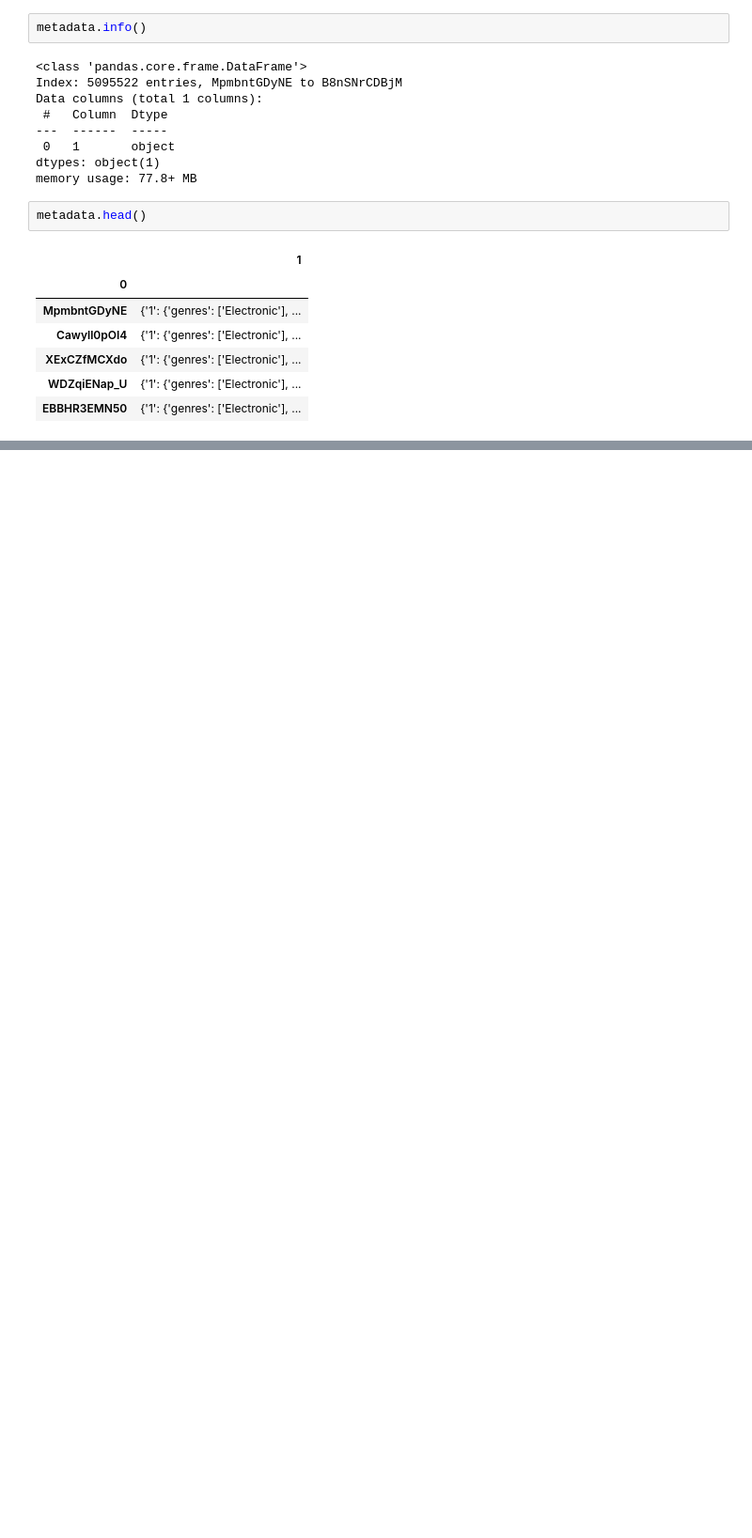
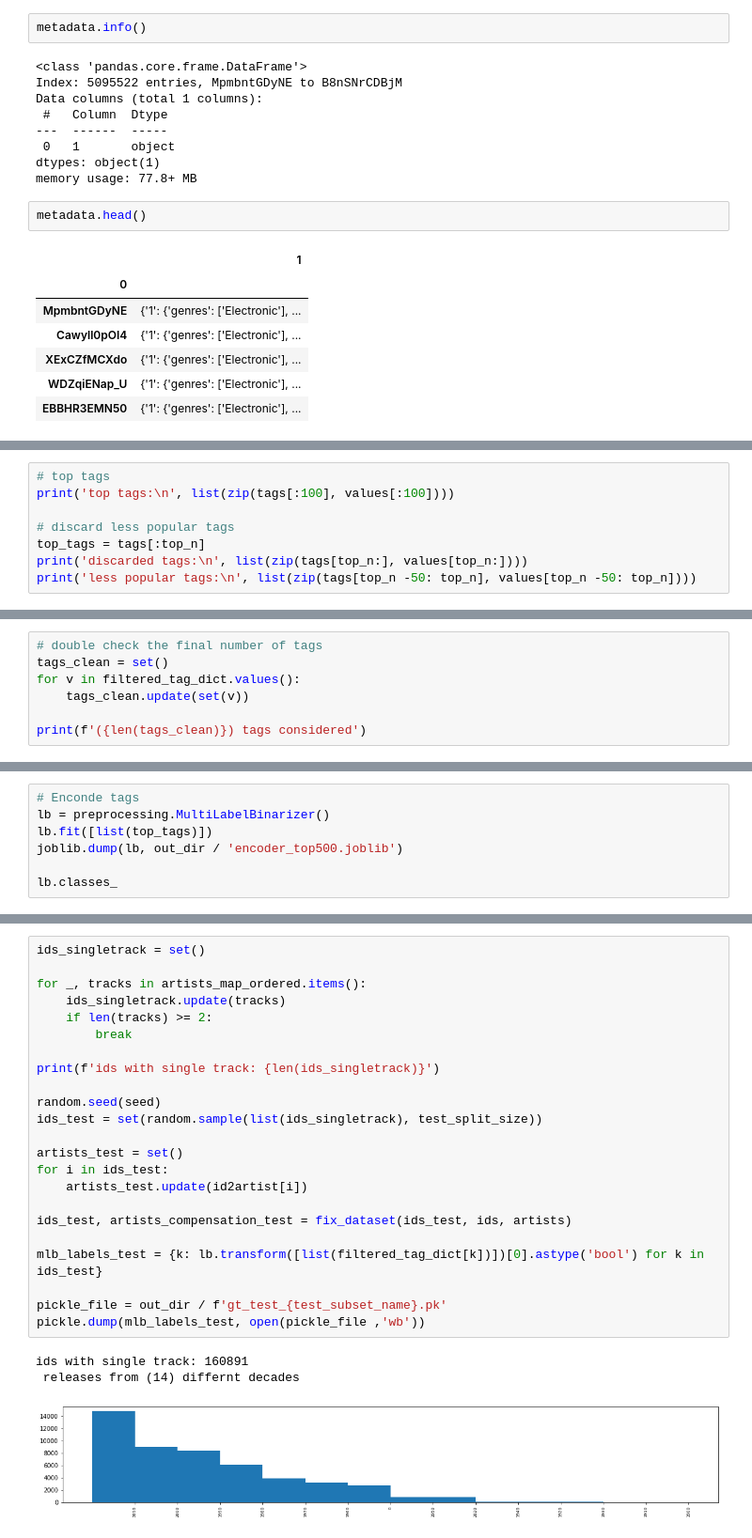
Before and after one commit to palonso/dt-training, a Jupyter notebook: src/preprocessing/prepare_groundtruth.ipynb, the cells around one changed output, grey strips where cells are left out. Shown at 94% size. Drawn from its saved outputs; the diff is of its cells as text; blank space fills up the shorter version.

```diff
--- a/src/preprocessing/prepare_groundtruth.ipynb
+++ b/src/preprocessing/prepare_groundtruth.ipynb
@@ -260,0 +187,8 @@ total 12M
+# %%
+# top tags
+print('top tags:\n', list(zip(tags[:100], values[:100])))
+
+# discard less popular tags
+top_tags = tags[:top_n]
+print('discarded tags:\n', list(zip(tags[top_n:], values[top_n:])))
+print('less popular tags:\n', list(zip(tags[top_n -50: top_n], values[top_n -50: top_n])))
@@ -260,0 +214,7 @@ total 12M
+# %%
+# double check the final number of tags
+tags_clean = set()
+for v in filtered_tag_dict.values():
+    tags_clean.update(set(v))
+
+print(f'({len(tags_clean)}) tags considered')
@@ -260,0 +223,7 @@ total 12M
+# %%
+# Enconde tags
+lb = preprocessing.MultiLabelBinarizer()
+lb.fit([list(top_tags)])
+joblib.dump(lb, out_dir / 'encoder_top500.joblib')
+
+lb.classes_
@@ -260,0 +385,27 @@ total 12M
+# %%
+ids_singletrack = set()
+
+for _, tracks in artists_map_ordered.items():
+    ids_singletrack.update(tracks)
+    if len(tracks) >= 2:
+        break
+
+print(f'ids with single track: {len(ids_singletrack)}')
+
+random.seed(seed)
+ids_test = set(random.sample(list(ids_singletrack), test_split_size))
+
+artists_test = set()
+for i in ids_test:
+    artists_test.update(id2artist[i])
+
+ids_test, artists_compensation_test = fix_dataset(ids_test, ids, artists)
+
+mlb_labels_test = {k: lb.transform([list(filtered_tag_dict[k])])[0].astype('bool') for k in ids_test}
+
+pickle_file = out_dir / f'gt_test_{test_subset_name}.pk'
+pickle.dump(mlb_labels_test, open(pickle_file ,'wb'))
+# %% [output]
+ids with single track: 160891
+ releases from (14) differnt decades
+[figure, added]
```
Also changed, not shown: parts of 55 cells of this notebook, 1 other file.
